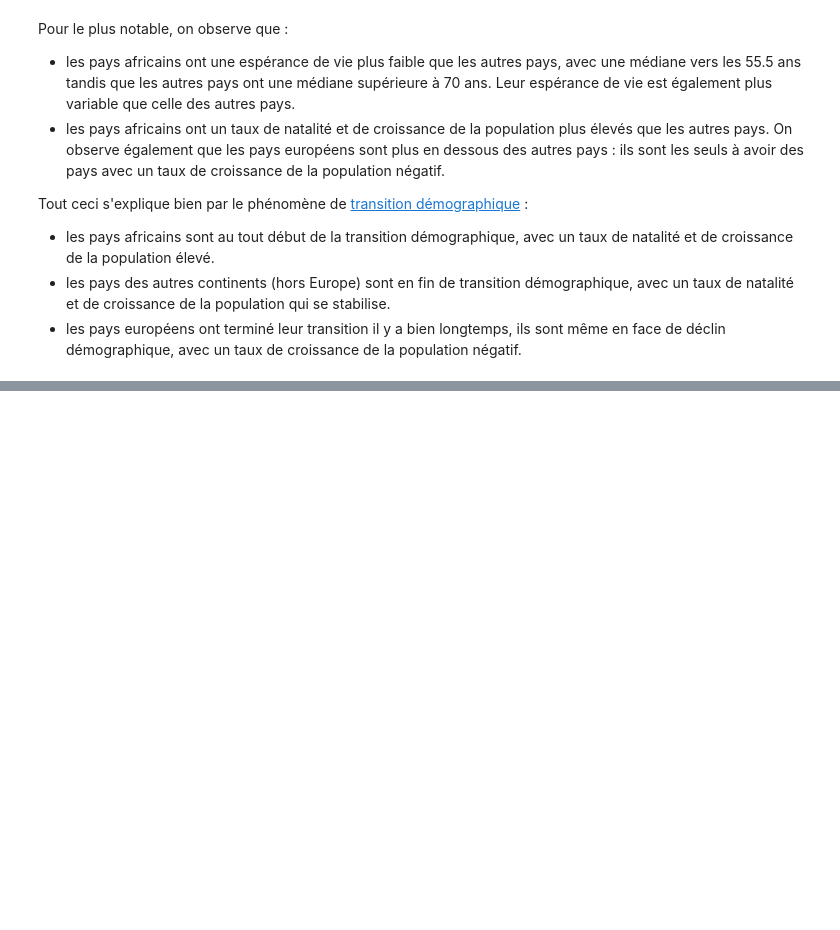
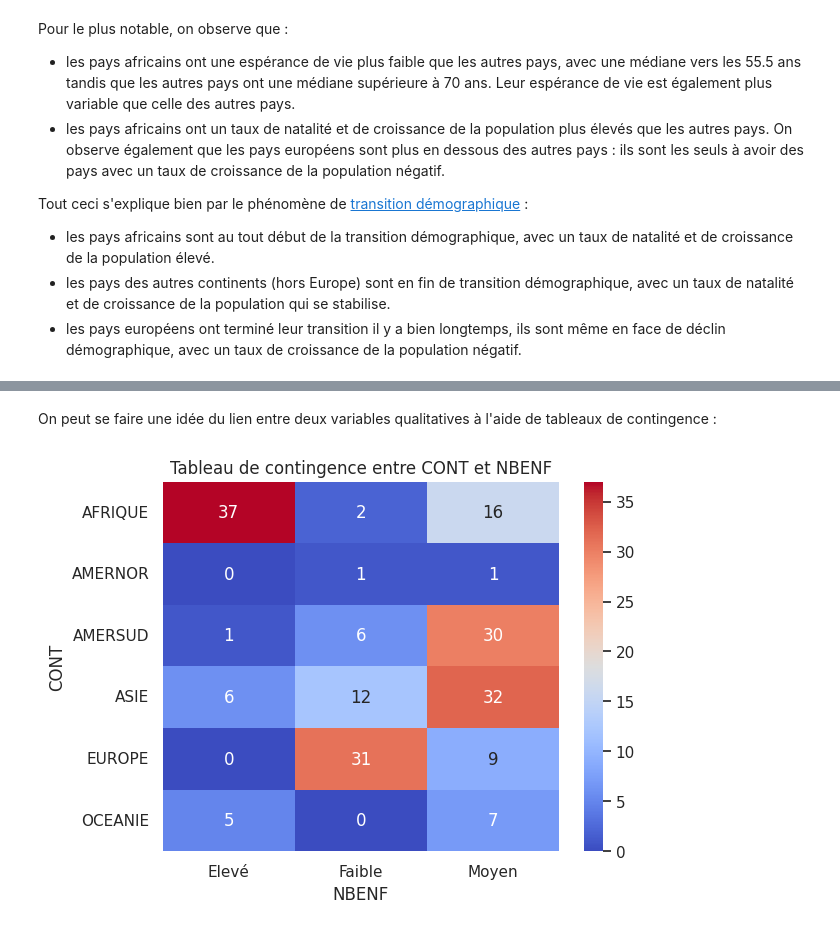
Before and after one commit to cmnemoi/Projet_Data_Exploration, a Jupyter notebook: Projet_Data_Exploration.ipynb, the cells around one changed output, grey strips where cells are left out. Drawn from its saved outputs; the diff is of its cells as text; code cells hidden in the pictures; blank space fills up the shorter version.

Commit message:
analyse quali x quali

```diff
--- a/Projet_Data_Exploration.ipynb
+++ b/Projet_Data_Exploration.ipynb
@@ -215,7 +212,7 @@ Le graphique le plus adapté pour comparer une variable quantitative et une vari
 On peut afficher les boxplots pour chaque paire de variables à l'aide de la fonction `sns.boxplot()` :
 # %%
 for x in quantitative_variables:
-    for y in qualitative_variables:
+    for y in qualitative_variables[:quantitative_variables.get_loc(x)]:
         sns.boxplot(data=dataset, x=y, y=x)
         plt.title(f"Boîte à moustaches entre {x} et {y}")
         plt.xlabel(y)
@@ -243,0 +250,14 @@ Tout ceci s'explique bien par le phénomène de [transition démographique](http
+# %% [markdown]
+On peut se faire une idée du lien entre deux variables qualitatives à l'aide de tableaux de contingence :
+# %%
+for x in qualitative_variables:
+    for y in qualitative_variables[:qualitative_variables.get_loc(x)]:
+        if x != y:
+            contingency_table = pd.crosstab(dataset[x], dataset[y])
+            sns.heatmap(contingency_table, annot=True, cmap="coolwarm")
+            plt.title(f"Tableau de contingence entre {x} et {y}")
+            plt.xlabel(y)
+            plt.ylabel(x)
+            plt.show()
+# %% [output]
+[figure, added]
```
Also changed, not shown: parts of 7 cells of this notebook.
